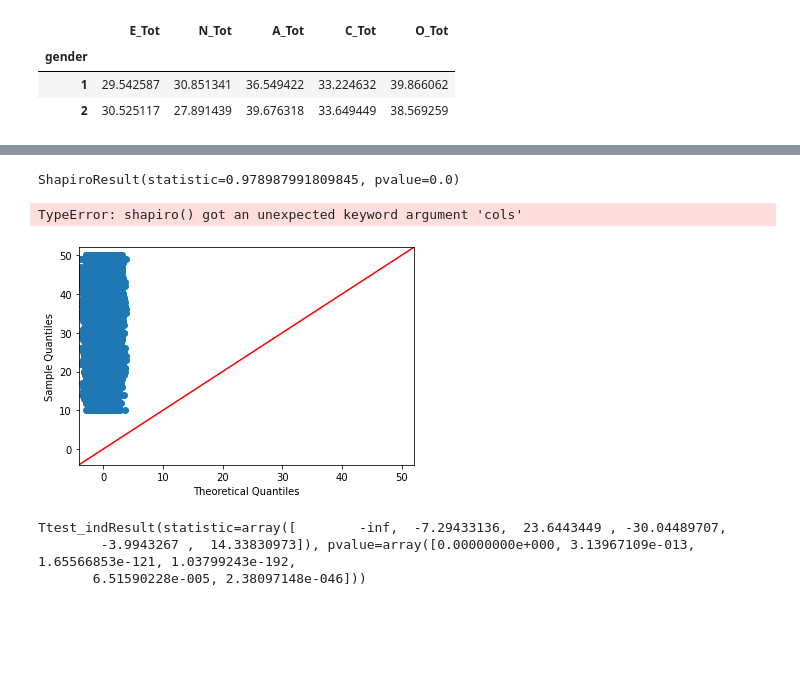
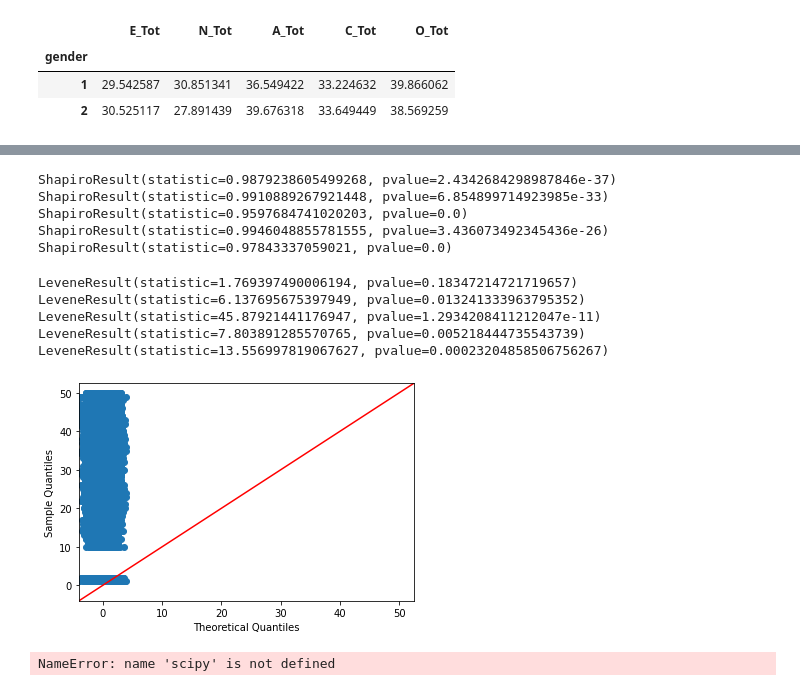
Before and after one commit to ubco-W2022T1-cosc301/project-group23, a Jupyter notebook: notebooks/analysis2.ipynb, the cells around one changed output, grey strips where cells are left out. Saved outputs shown, nothing was run; the diff lists cells and outputs as text; code cells hidden in the pictures; blank space fills up the shorter version.

```diff
--- a/notebooks/analysis2.ipynb
+++ b/notebooks/analysis2.ipynb
@@ -384,11 +473,9 @@ from scipy.stats import shapiro
 from scipy.stats import lognorm
 from scipy.stats import levene
 import scipy.stats
-
-print(shapiro(dat_sub))
-print(shapiro(dat_sub, cols = "E_Tot"))
-
-#not normal
 # %% [output]
-ShapiroResult(statistic=0.978987991809845, pvalue=0.0)
+ShapiroResult(statistic=0.9879238605499268, pvalue=2.4342684298987846e-37)
+ShapiroResult(statistic=0.9910889267921448, pvalue=6.854899714923985e-33)
+ShapiroResult(statistic=0.9597684741020203, pvalue=0.0)
+ShapiroResult(statistic=0.9946048855781555, pvalue=3.436073492345436e-26)
+ShapiroResult(statistic=0.97843337059021, pvalue=0.0)
-TypeError: shapiro() got an unexpected keyword argument 'cols'
@@ -395,16 +490,33 @@ TypeError: shapiro() got an unexpected keyword argument 'cols'
+# %%
+print(levene(dat_m["E_Tot"], dat_f["E_Tot"]))
+print(levene(dat_m["N_Tot"], dat_f["N_Tot"]))
+print(levene(dat_m["A_Tot"], dat_f["A_Tot"]))
+print(levene(dat_m["C_Tot"], dat_f["C_Tot"]))
+print(levene(dat_m["O_Tot"], dat_f["O_Tot"]))
+
+#N, A, C, and O are sig. (i.e., unequal variance across samples)
+#E is NS (i.e., equal variance across samples)
+# %% [output]
+LeveneResult(statistic=1.769397490006194, pvalue=0.18347214721719657)
+LeveneResult(statistic=6.137695675397949, pvalue=0.013241333963795352)
+LeveneResult(statistic=45.87921441176947, pvalue=1.2934208411212047e-11)
+LeveneResult(statistic=7.803891285570765, pvalue=0.005218444735543739)
+LeveneResult(statistic=13.556997819067627, pvalue=0.00023204858506756267)
 # %%
 import statsmodels.api as sm
-fig = sm.qqplot(dat_sub, line='45')
+fig = sm.qqplot(dat_sub_g, line='45')
 
 #Not normal
 # %% [output]
-[figure, old version]
+[figure, new version]
-# %%
-ttest = scipy.stats.ttest_ind(dat_m, dat_f, equal_var=False)
-ttest
-
-#Can use t-test based on Central Limit Theorem (data with sufficient sample size to overcome non-normal distribution)
-# %% [output]
-Ttest_indResult(statistic=array([        -inf,  -7.29433136,  23.6443449 , -30.04489707,
-        -3.9943267 ,  14.33830973]), pvalue=array([0.00000000e+000, 3.13967109e-013, 1.65566853e-121, 1.03799243e-192,
-       6.51590228e-005, 2.38097148e-046]))
+# %%
+ttest_e = print(scipy.stats.ttest_ind(dat_m["E_Tot"], dat_f["E_Tot"], equal_var=True))
+ttest_n = print(scipy.stats.ttest_ind(dat_m["N_Tot"], dat_f["N_Tot"], equal_var=False))
+ttest_a = print(scipy.stats.ttest_ind(dat_m["A_Tot"], dat_f["A_Tot"], equal_var=False))
+ttest_c = print(scipy.stats.ttest_ind(dat_m["C_Tot"], dat_f["C_Tot"], equal_var=False))
+ttest_o = print(scipy.stats.ttest_ind(dat_m["O_Tot"], dat_f["O_Tot"], equal_var=False))
+
+#Can use t-test based on Central Limit Theorem (data with sufficient sample size to overcome non-normal distribution)
+#All values sig. (p < .05) --> there is significant difference in means for all factors
+# %% [output]
+NameError: name 'scipy' is not defined
```
Also changed, not shown: parts of 50 cells of this notebook.
